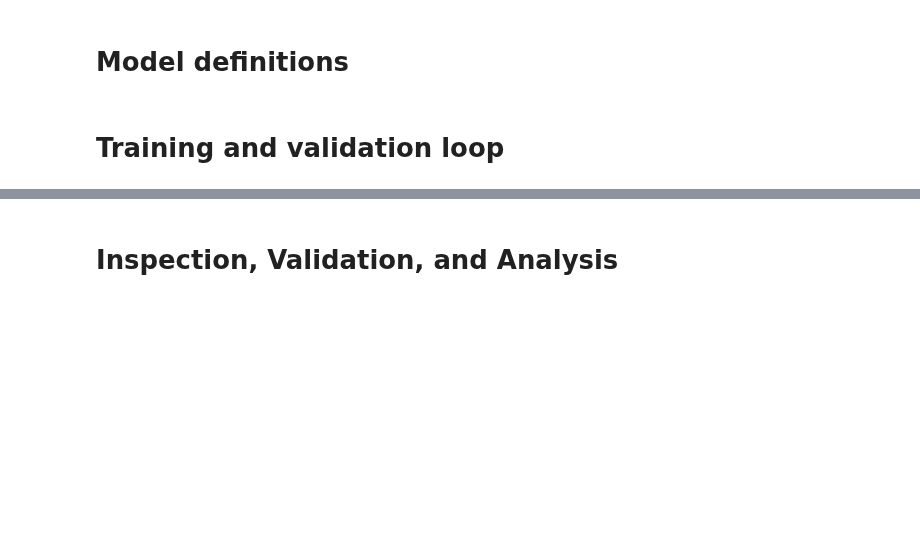
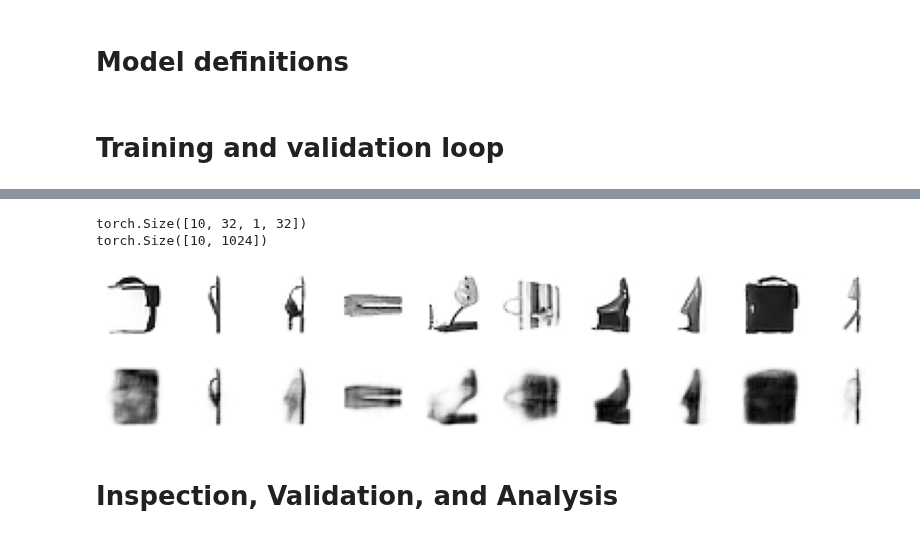
Before and after one commit to mandjevant/tue-deeplearning, a Jupyter notebook: assignments/assignment_4/assignment_4_skeleton_peter.ipynb, the cells around one changed output, grey strips where cells are left out. Saved outputs shown, nothing was run; the diff lists cells and outputs as text; code cells hidden in the pictures; blank space fills up the shorter version.

```diff
--- a/assignments/assignment_4/assignment_4_skeleton_peter.ipynb
+++ b/assignments/assignment_4/assignment_4_skeleton_peter.ipynb
@@ -117,0 +278,15 @@ examples from labeled, repr1, repr2, unlabeled
+# %%
+# Show some examples of vae-encoded images
+for x in DataLoader(unlabeled_ds, batch_size=batch_size, shuffle=True):
+     with torch.no_grad():
+          x_reconstr, _, _, _ = vae(x)
+          print(x.shape)
+          print(x_reconstr.shape)
+          show_images(x)
+          show_images(x_reconstr)
+          break
+# %% [output]
+torch.Size([10, 32, 1, 32])
+torch.Size([10, 1024])
+[figure, added]
+[figure, added]
```
Also changed, not shown: parts of 9 cells of this notebook.
